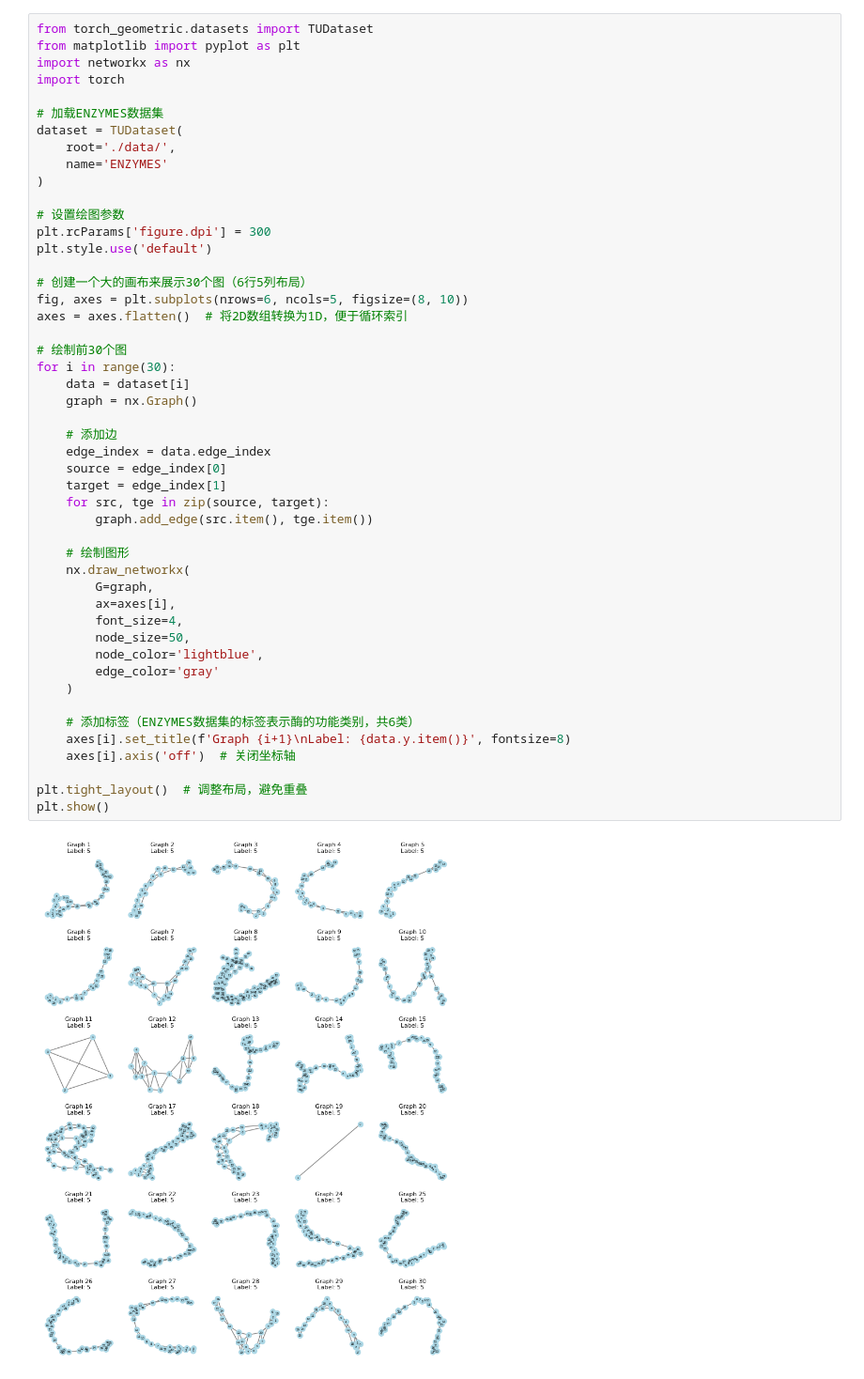
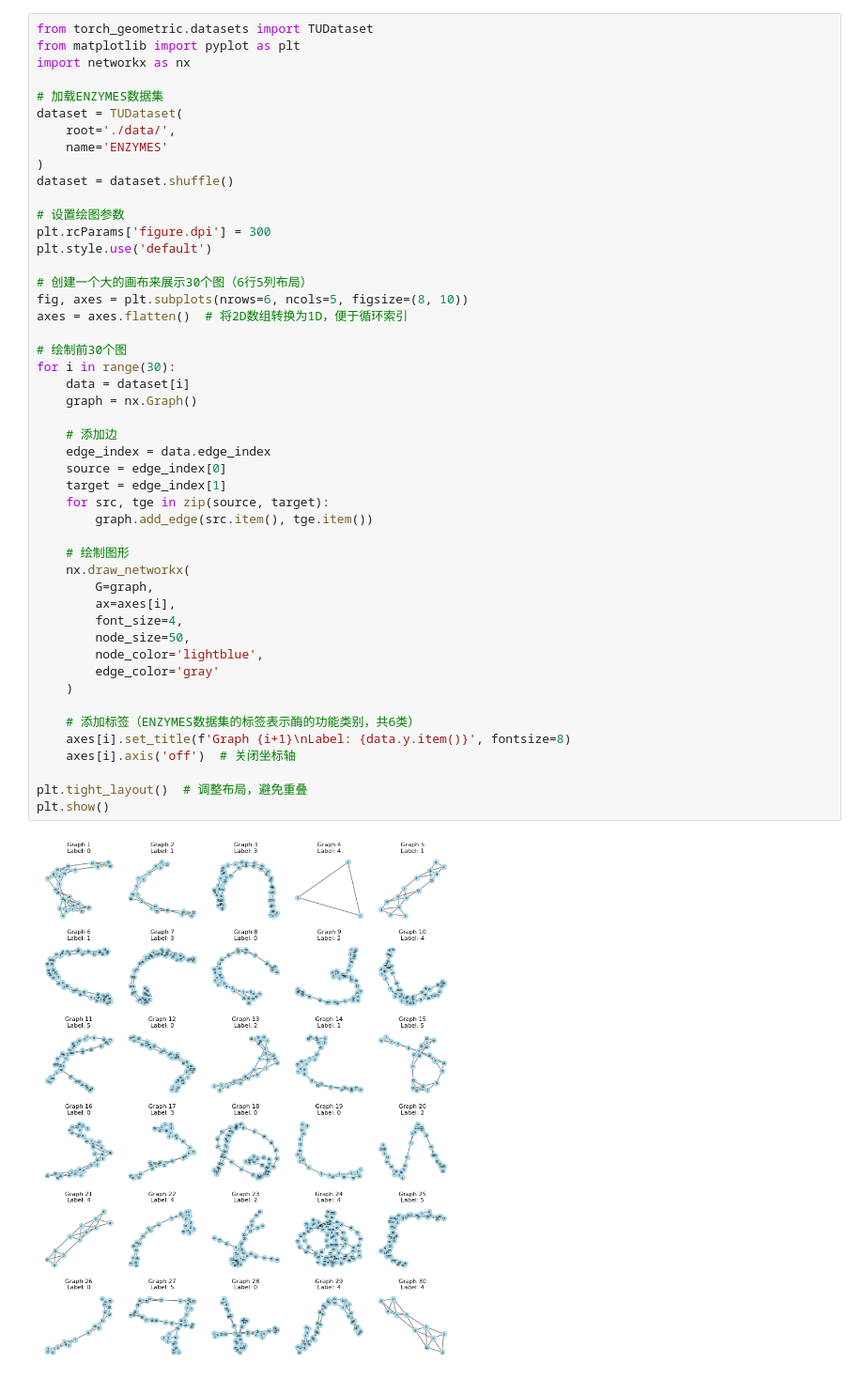
Before and after one commit to kingdomye/QG_SummerCamp, a Jupyter notebook: Code/06_GNN实现/ENZYMES数据集可视化.ipynb, the cells around one changed output. Shown: that part at 94% size. Drawn from its saved outputs; the diff is of its cells as text.

```diff
--- a/Code/06_GNN实现/ENZYMES数据集可视化.ipynb
+++ b/Code/06_GNN实现/ENZYMES数据集可视化.ipynb
@@ -2,13 +2,13 @@
 from torch_geometric.datasets import TUDataset
 from matplotlib import pyplot as plt
 import networkx as nx
-import torch
 
 # 加载ENZYMES数据集
 dataset = TUDataset(
     root='./data/',
     name='ENZYMES'
 )
+dataset = dataset.shuffle()
 
 # 设置绘图参数
 plt.rcParams['figure.dpi'] = 300
@@ -20,31 +20,31 @@ axes = axes.flatten()  # 将2D数组转换为1D，便于循环索引
 
 # 绘制前30个图
 for i in range(30):
     data = dataset[i]
     graph = nx.Graph()
 
     # 添加边
     edge_index = data.edge_index
     source = edge_index[0]
     target = edge_index[1]
     for src, tge in zip(source, target):
         graph.add_edge(src.item(), tge.item())
 
     # 绘制图形
     nx.draw_networkx(
         G=graph,
         ax=axes[i],
         font_size=4,
         node_size=50,
         node_color='lightblue',
         edge_color='gray'
     )
 
     # 添加标签（ENZYMES数据集的标签表示酶的功能类别，共6类）
     axes[i].set_title(f'Graph {i+1}\nLabel: {data.y.item()}', fontsize=8)
     axes[i].axis('off')  # 关闭坐标轴
 
 plt.tight_layout()  # 调整布局，避免重叠
 plt.show()
 # %% [output]
-[figure, old version]
+[figure, new version]
```
Also changed, not shown: 8 other files.
